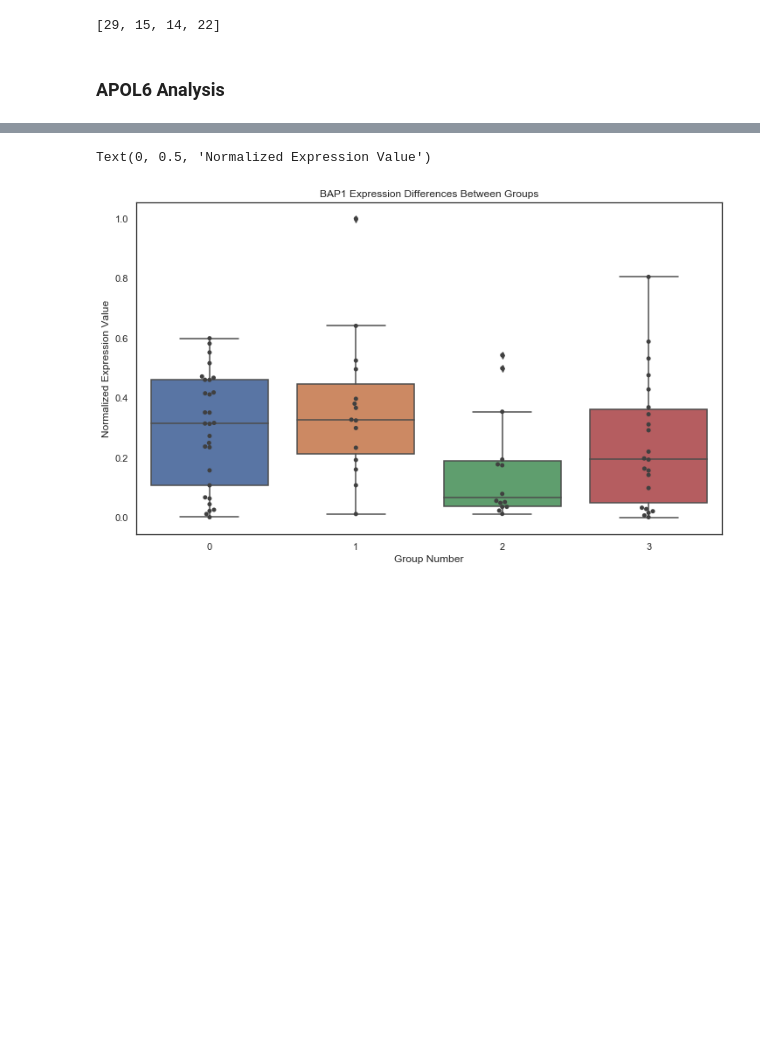
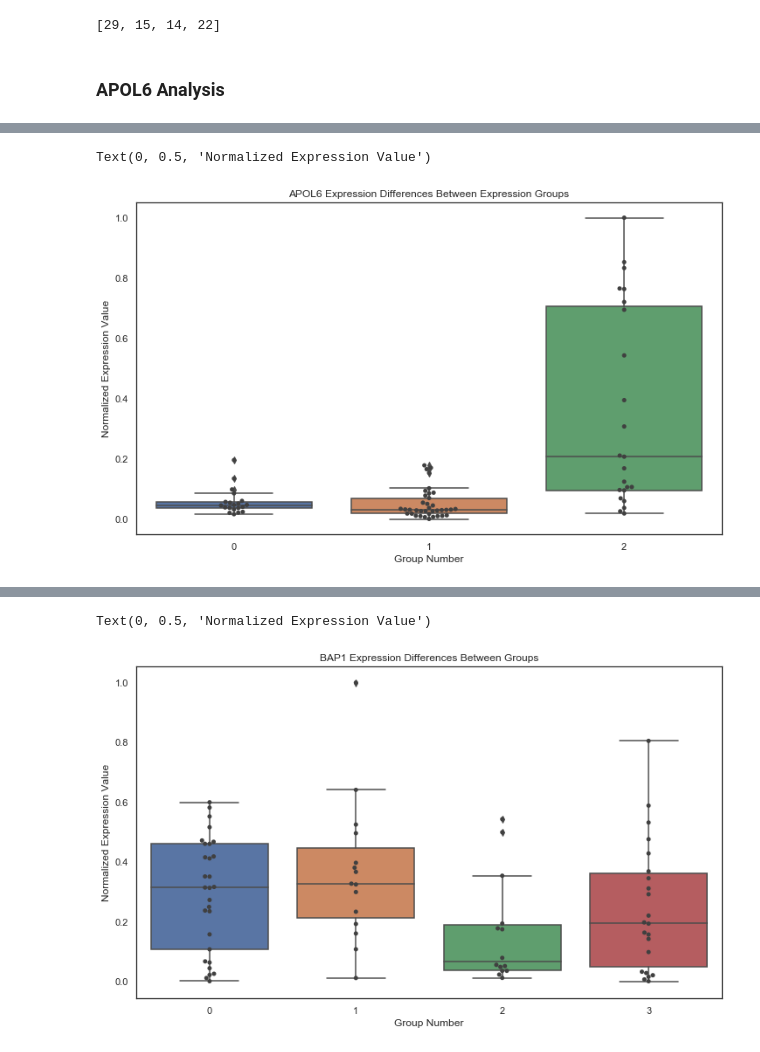
Before and after one commit to N8Grant/TripodsREU, a Jupyter notebook: scripts/Week5Exp.ipynb, the cells around one changed output, grey strips where cells are left out. Drawn from its saved outputs; the diff is of its cells as text; code cells hidden in the pictures; blank space fills up the shorter version.

```diff
--- a/scripts/Week5Exp.ipynb
+++ b/scripts/Week5Exp.ipynb
@@ -925,0 +952,11 @@ Text(0, 0.5, 'Normalized Expression Value')
+# %%
+y = [list(gene_expression.loc[grouped_ids[i],"APOL6"].values) for i in range(3)]
+temp_df = pd.DataFrame(data=y)
+sns.swarmplot( data=temp_df.T,color=".25")
+sns.boxplot(data=temp_df.T)
+plt.title("APOL6 Expression Differences Between Expression Groups")
+plt.xlabel("Group Number")
+plt.ylabel("Normalized Expression Value")
+# %% [output]
+Text(0, 0.5, 'Normalized Expression Value')
+[figure, added]
```
Also changed, not shown: parts of 13 cells of this notebook, 24 other files.
